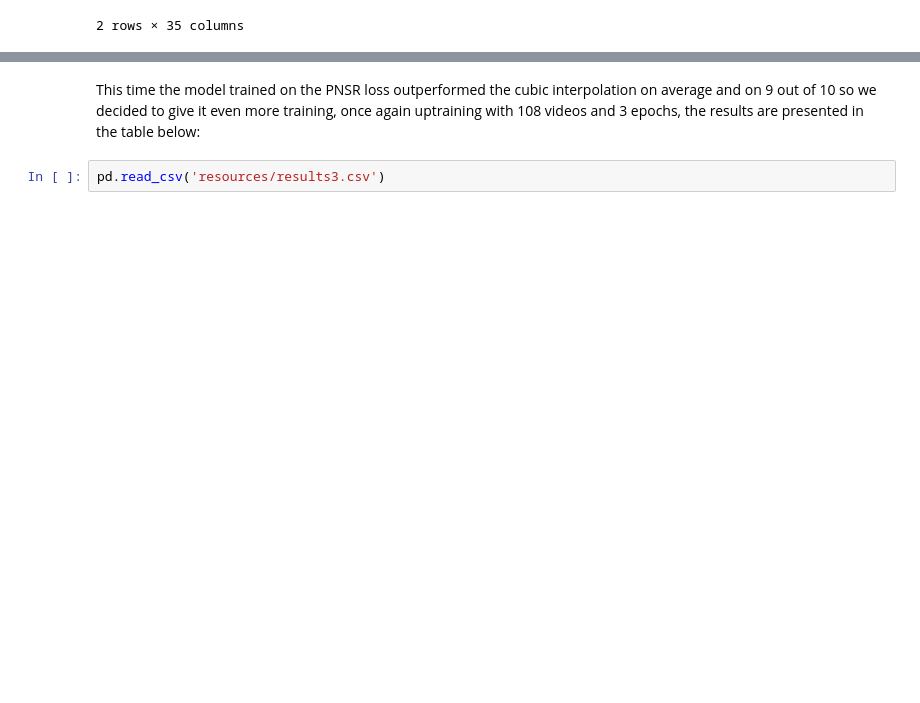
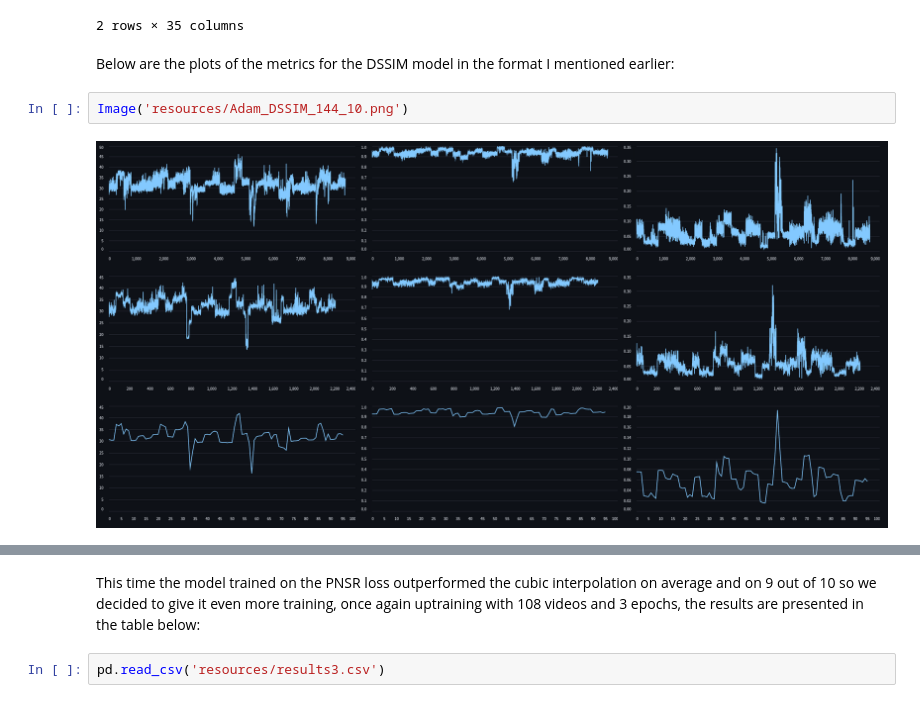
Before and after one commit to Dawid64/super-enhanced-resolution, a Jupyter notebook: Report.ipynb, the cells around one changed output, grey strips where cells are left out. Cells and saved outputs as stored; diff of their text form; blank space fills up the shorter version.

Commit message:
add plots

```diff
--- a/Report.ipynb
+++ b/Report.ipynb
@@ -631,3 +631,9 @@ pd.read_csv('resources/results2.csv')
 | 0 | small_360_720_144videos_AdamWopt_... | -7.910640 | -0.612011 | -0.000482 | 0.885894 | 0.105123 | 0.009631 | ... |
 | 1 | small_360_720_144videos_AdamWopt_... | 0.397138 | 0.027760 | -0.000419 | 0.752685 | 0.056118 | -0.003395 | ... |
 2 rows × 35 columns
+# %% [markdown]
+Below are the plots of the metrics for the DSSIM model in the format I mentioned earlier:
+# %%
+Image('resources/Adam_DSSIM_144_10.png')
+# %% [output]
+[figure, added]
```
Also changed, not shown: parts of 4 cells of this notebook, 1 other file.
